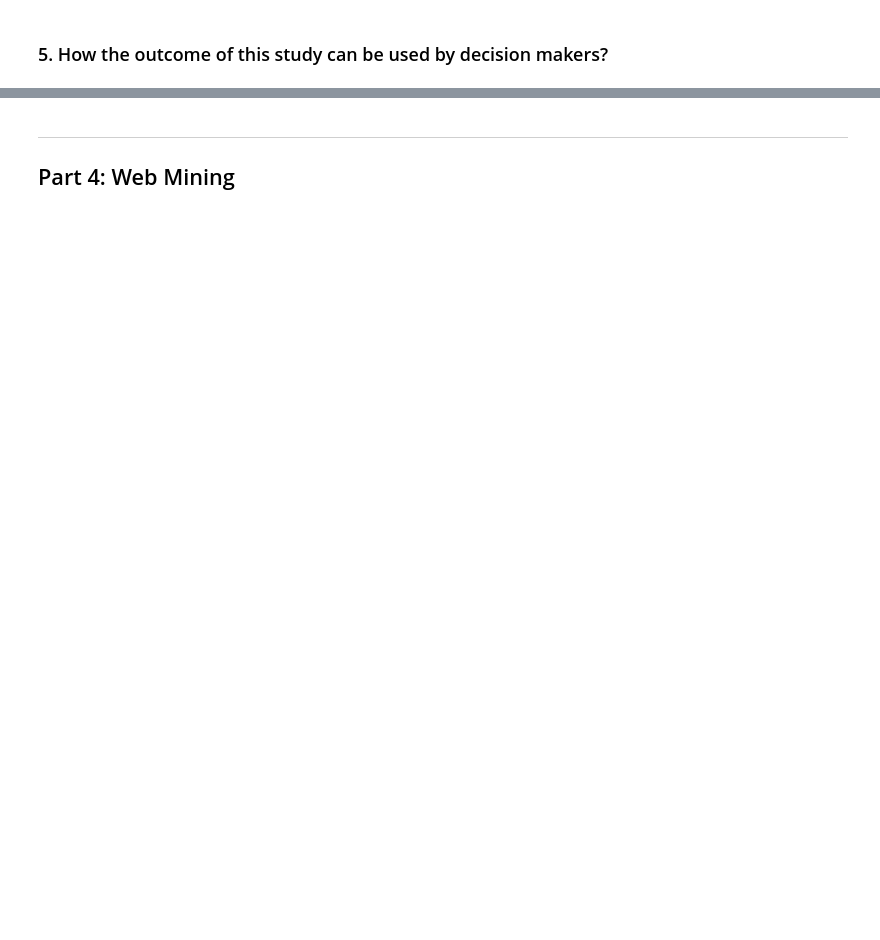
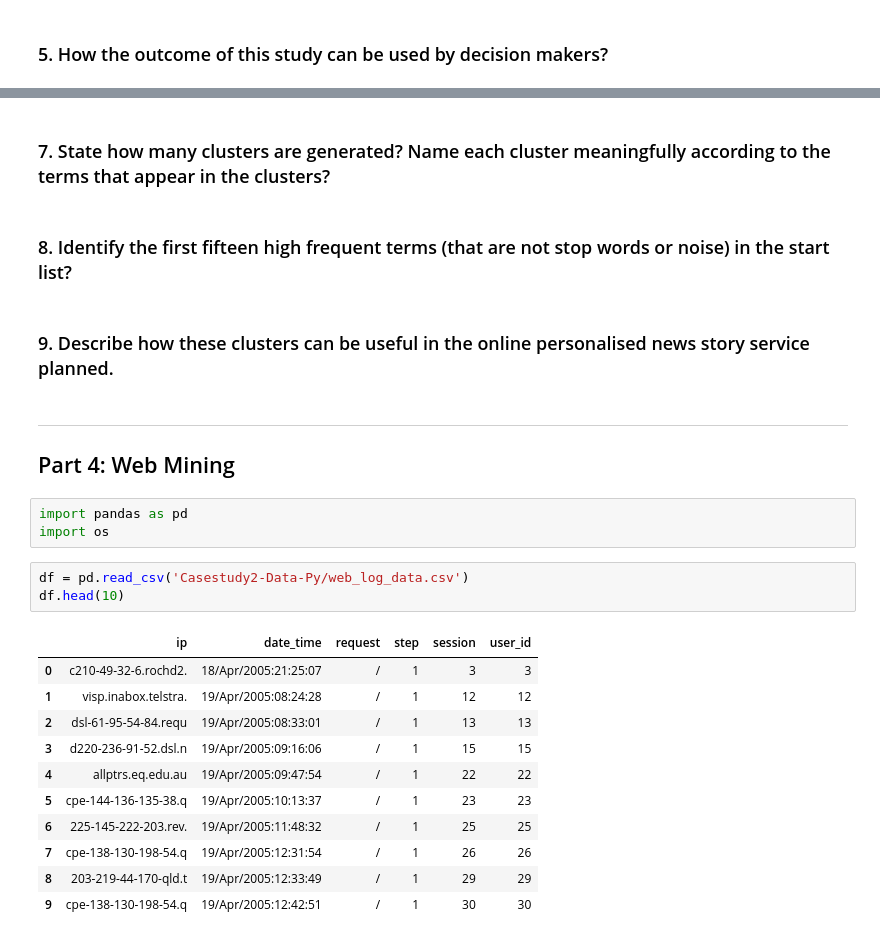
Before and after one commit to Minimaximize/QUT-IFN645-CaseStudy2, a Jupyter notebook: casestudy2.ipynb, the cells around one changed output, grey strips where cells are left out. Saved outputs shown, nothing was run; the diff lists cells and outputs as text; blank space fills up the shorter version.

```diff
--- a/casestudy2.ipynb
+++ b/casestudy2.ipynb
@@ -776,3 +962,27 @@ The rule has this value is Magazie & Greeding Cards -> Candy Bar
+# %% [markdown]
+### 7. State how many clusters are generated? Name each cluster meaningfully according to the terms that appear in the clusters?
+# %% [markdown]
+### 8.	Identify the first fifteen high frequent terms (that are not stop words or noise) in the start list?
+# %% [markdown]
+### 9. Describe how these clusters can be useful in the online personalised news story service planned.
 # %% [markdown]
 ---
 ## Part 4: Web Mining<a name="web"></a>
+# %%
+import pandas as pd
+import os
+# %%
+df = pd.read_csv('Casestudy2-Data-Py/web_log_data.csv')
+df.head(10)
+# %% [output]
+|  | ip | date_time | request | step | session | user_id |
+| 0 | c210-49-32-6.rochd2. | 18/Apr/2005:21:25:07 | / | 1 | 3 | 3 |
+| 1 | visp.inabox.telstra. | 19/Apr/2005:08:24:28 | / | 1 | 12 | 12 |
+| 2 | dsl-61-95-54-84.requ | 19/Apr/2005:08:33:01 | / | 1 | 13 | 13 |
+| 3 | d220-236-91-52.dsl.n | 19/Apr/2005:09:16:06 | / | 1 | 15 | 15 |
+| 4 | allptrs.eq.edu.au | 19/Apr/2005:09:47:54 | / | 1 | 22 | 22 |
+| 5 | cpe-144-136-135-38.q | 19/Apr/2005:10:13:37 | / | 1 | 23 | 23 |
+| 6 | 225-145-222-203.rev. | 19/Apr/2005:11:48:32 | / | 1 | 25 | 25 |
+| 7 | cpe-138-130-198-54.q | 19/Apr/2005:12:31:54 | / | 1 | 26 | 26 |
+| 8 | 203-219-44-170-qld.t | 19/Apr/2005:12:33:49 | / | 1 | 29 | 29 |
+| 9 | cpe-138-130-198-54.q | 19/Apr/2005:12:42:51 | / | 1 | 30 | 30 |
```
Also changed, not shown: parts of 65 cells of this notebook, 4 other files.
